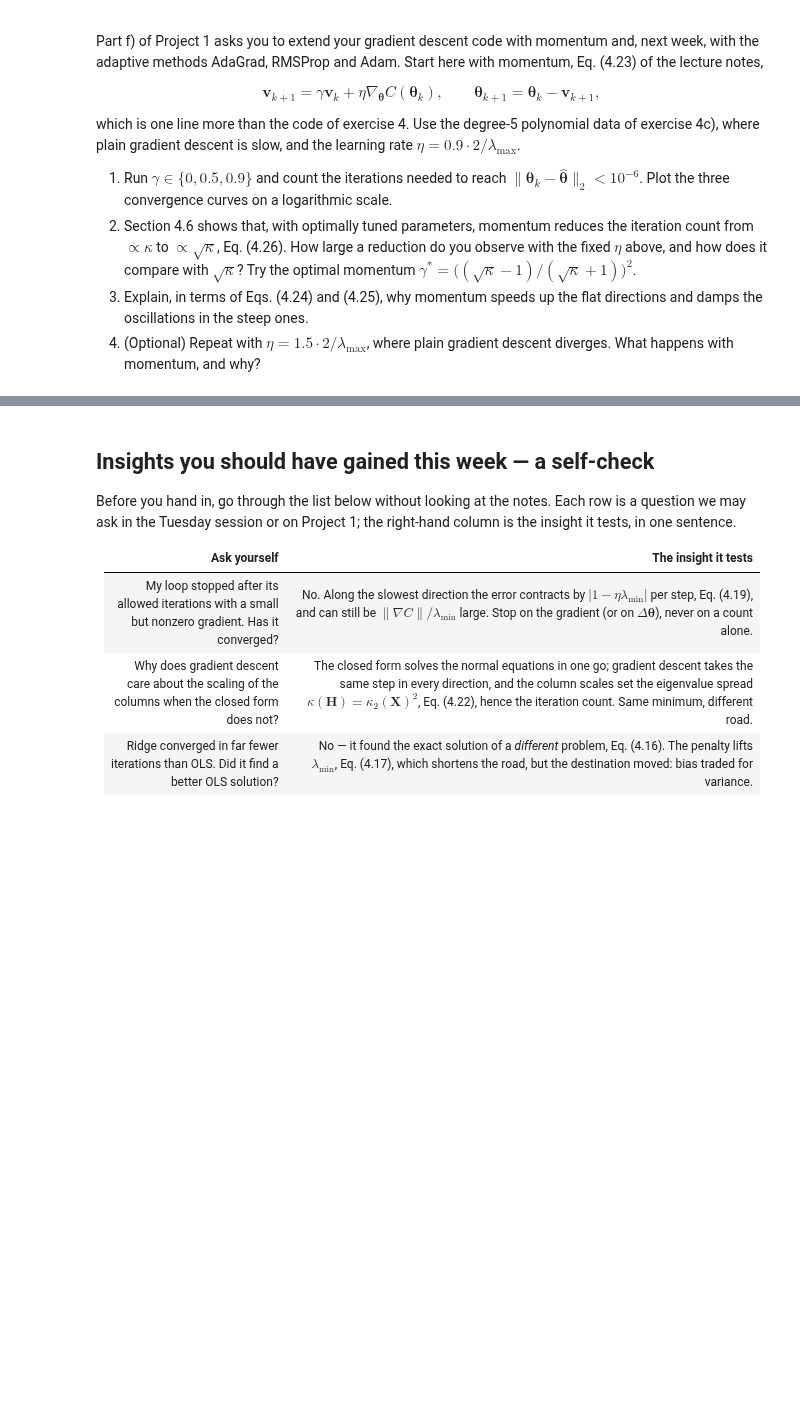
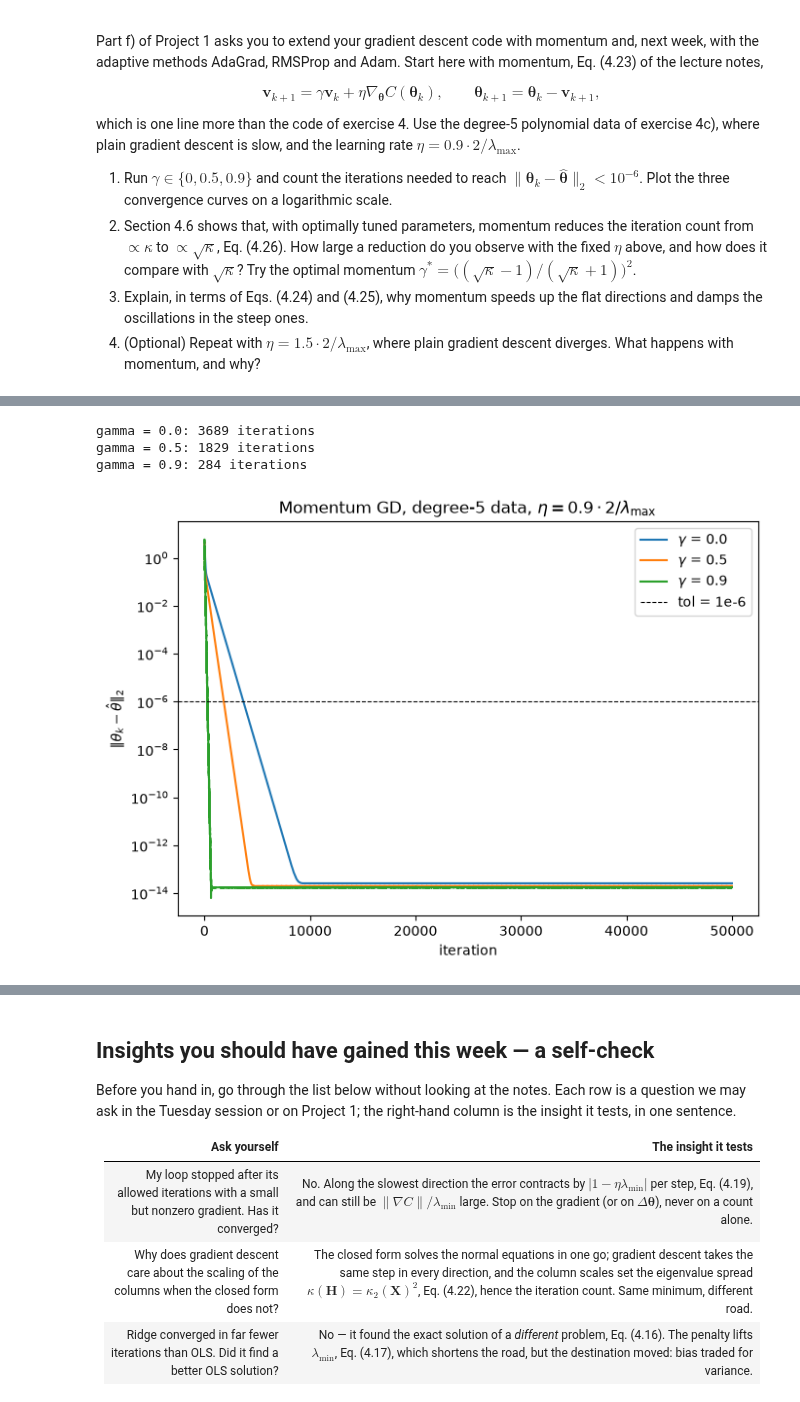
Before and after one commit to SigurdRiseth/FYS-STK4155-exercises, a Jupyter notebook: solutions/week37/exercisesweek37.ipynb, the cells around one changed output, grey strips where cells are left out. Saved outputs shown, nothing was run; the diff lists cells and outputs as text; code cells hidden in the pictures; blank space fills up the shorter version.

```diff
--- a/solutions/week37/exercisesweek37.ipynb
+++ b/solutions/week37/exercisesweek37.ipynb
@@ -894,0 +1058,62 @@ the learning rate $\eta = 0.9 \cdot 2/\lambda_{\max}$.
+# %%
+# Exercise 6: momentum gradient descent
+#
+# Reuse the degree-5 polynomial data set of exercise 4c) (X5_norm, y_centered),
+# where plain OLS gradient descent is slow, together with its Hessian spectrum
+# (lambda_min_5, lambda_max_5, kappa_5) computed there.
+
+theta_hat_6 = np.linalg.solve(X5_norm.T @ X5_norm, X5_norm.T @ y_centered)
+n6, p6 = X5_norm.shape
+
+eta6 = 0.9 * 2 / lambda_max_5  # fixed learning rate, as specified
+
+
+def momentum_gd(X, y, eta, gamma, num_iters=50_000, tol=1e-6):
+    """Heavy-ball / momentum gradient descent for OLS, Eq. (4.23).
+    Returns the distance-to-closed-form history and the first iteration at
+    which that distance drops below tol (None if it never does)."""
+    theta_hat = np.linalg.solve(X.T @ X, X.T @ y)
+    n = X.shape[0]
+    theta = np.zeros(X.shape[1])
+    v = np.zeros(X.shape[1])
+    dist_history = []
+    n_reached = None
+    for t in range(1, num_iters + 1):
+        grad = 2 / n * X.T @ (X @ theta - y)
+        v = gamma * v + eta * grad
+        theta = theta - v
+        dist = np.linalg.norm(theta - theta_hat)
+        dist_history.append(dist)
+        if not np.isfinite(dist) or dist > 1e8:
+            break  # diverged
+        if n_reached is None and dist < tol:
+            n_reached = t
+    return dist_history, n_reached
+
+
+gammas = [0.0, 0.5, 0.9]
+histories6 = {}
+iters6 = {}
+
+for gamma in gammas:
+    hist, n_reached = momentum_gd(X5_norm, y_centered, eta6, gamma)
+    histories6[gamma] = hist
+    iters6[gamma] = n_reached
+    status = f"{n_reached} iterations" if n_reached is not None else "did not converge"
+    print(f"gamma = {gamma}: {status}")
+
+plt.figure(figsize=(7, 5))
+for gamma, hist in histories6.items():
+    plt.semilogy(range(1, len(hist) + 1), hist, label=fr"$\gamma$ = {gamma}")
+plt.axhline(1e-6, color="k", linestyle="--", linewidth=0.8, label="tol = 1e-6")
+plt.xlabel("iteration")
+plt.ylabel(r"$\|\theta_k - \hat\theta\|_2$")
+plt.title(r"Momentum GD, degree-5 data, $\eta = 0.9\cdot 2/\lambda_{\max}$")
+plt.legend()
+plt.tight_layout()
+plt.show()
+# %% [output]
+gamma = 0.0: 3689 iterations
+gamma = 0.5: 1829 iterations
+gamma = 0.9: 284 iterations
+[figure, added]
```
Also changed, not shown: parts of 11 cells of this notebook, 1 other file.
